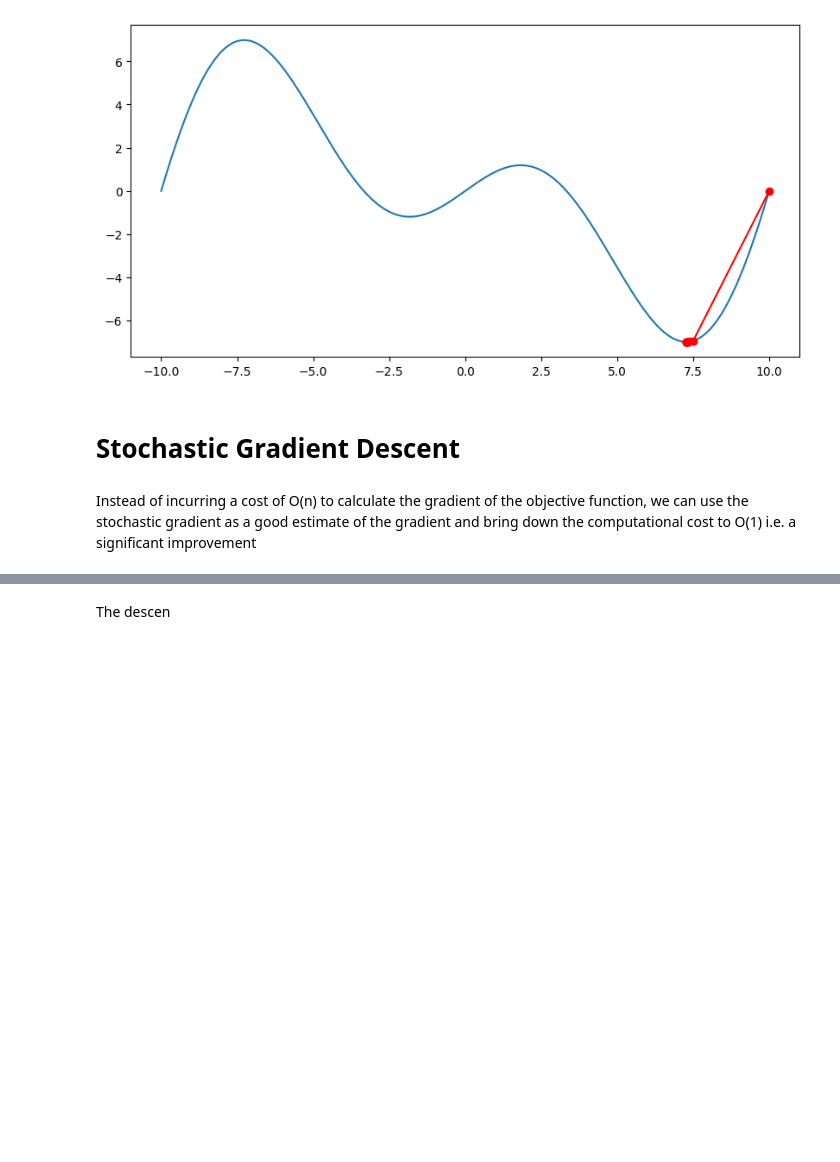
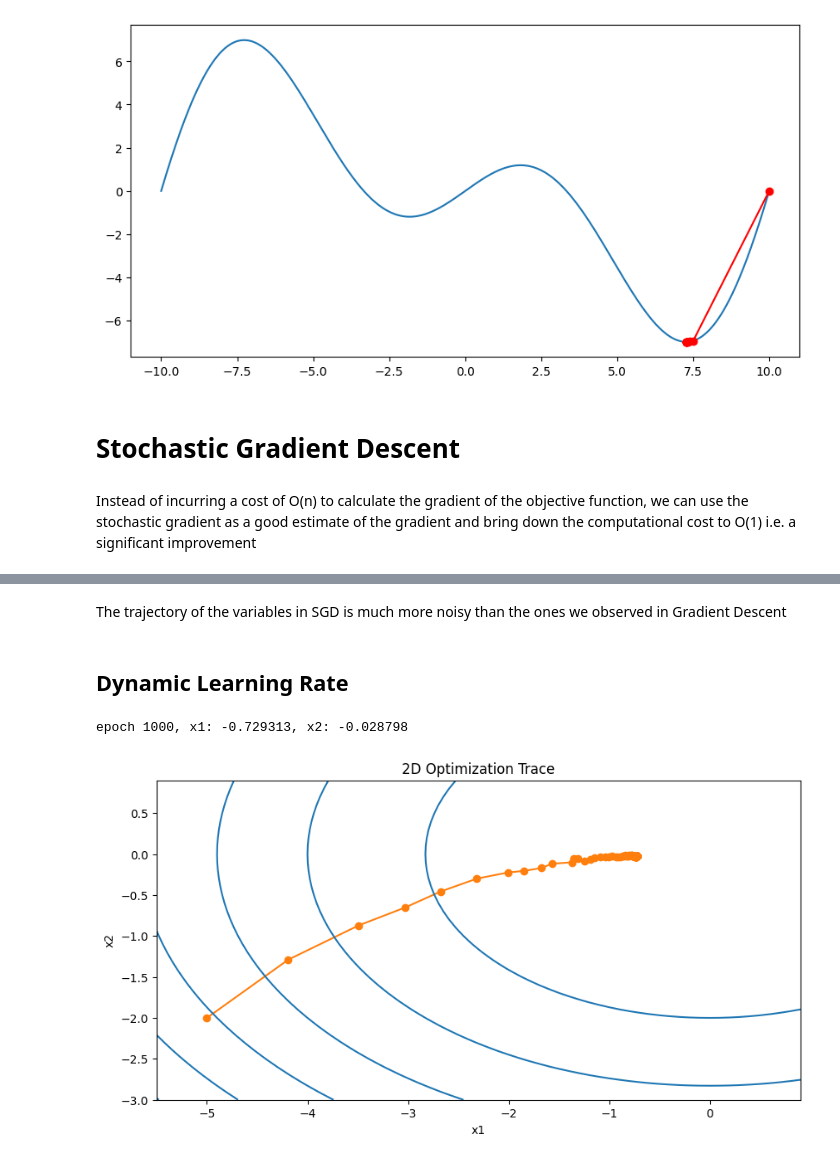
Before and after one commit to ishaanpaul98/Deep-Learning, a Jupyter notebook: Optimization Algorithms/optimization_algorithms.ipynb, the cells around one changed output, grey strips where cells are left out. Drawn from its saved outputs; the diff is of its cells as text; code cells hidden in the pictures; blank space fills up the shorter version.

```diff
--- a/Optimization Algorithms/optimization_algorithms.ipynb
+++ b/Optimization Algorithms/optimization_algorithms.ipynb
@@ -322,2 +323,16 @@ epoch 50, x1: 0.190503, x2: -0.054325
 # %% [markdown]
-The descen
+The trajectory of the variables in SGD is much more noisy than the ones we observed in Gradient Descent
+# %% [markdown]
+## Dynamic Learning Rate
+# %%
+def exponential_lr():
+    global t
+    t += 1
+    return math.exp(-0.1 * t)
+
+t = 1
+lr = exponential_lr
+show_trace_2d(f, train_2d(sgd, steps=1000, f_grad=f_grad))
+# %% [output]
+epoch 1000, x1: -0.729313, x2: -0.028798
+[figure, added]
```
Also changed, not shown: parts of 2 cells of this notebook.
